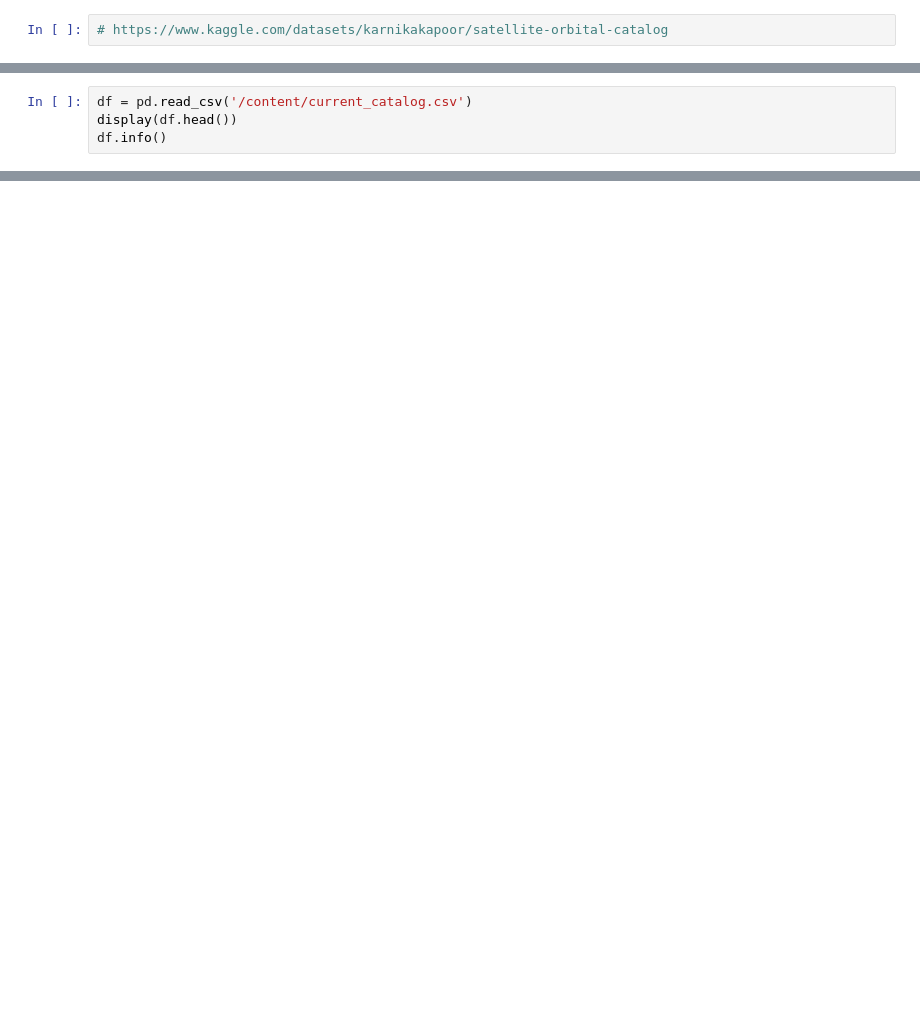
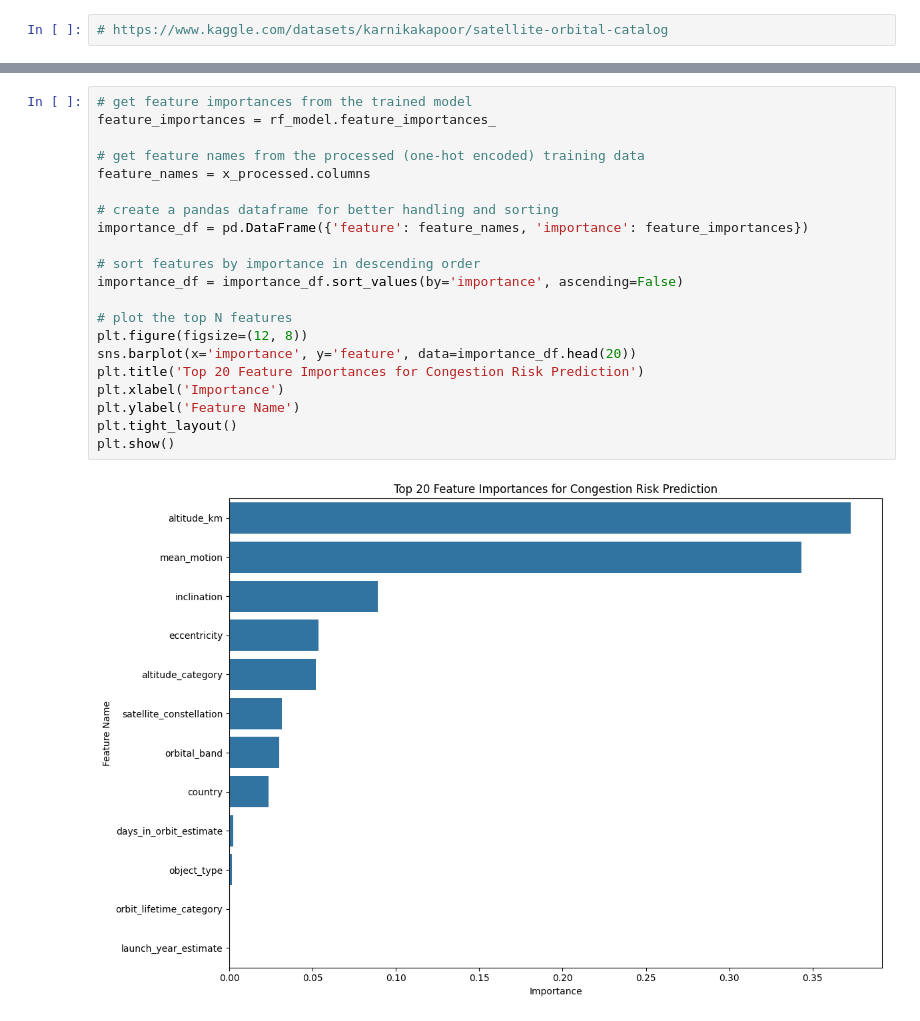
Before and after one commit to up2120825/ACT-Coursework-2, a Jupyter notebook: ACT_Coursework_2.ipynb, the cells around one changed output, grey strips where cells are left out. Drawn from its saved outputs; the diff is of its cells as text; blank space fills up the shorter version.

```diff
--- a/ACT_Coursework_2.ipynb
+++ b/ACT_Coursework_2.ipynb
@@ -9,4 +12,0 @@ import pandas as pd
-# %%
-df = pd.read_csv('/content/current_catalog.csv')
-display(df.head())
-df.info()
@@ -41,0 +99,23 @@ sns.pairplot(df, hue='object_type', height=2)
+# %%
+# get feature importances from the trained model
+feature_importances = rf_model.feature_importances_
+
+# get feature names from the processed (one-hot encoded) training data
+feature_names = x_processed.columns
+
+# create a pandas dataframe for better handling and sorting
+importance_df = pd.DataFrame({'feature': feature_names, 'importance': feature_importances})
+
+# sort features by importance in descending order
+importance_df = importance_df.sort_values(by='importance', ascending=False)
+
+# plot the top N features
+plt.figure(figsize=(12, 8))
+sns.barplot(x='importance', y='feature', data=importance_df.head(20))
+plt.title('Top 20 Feature Importances for Congestion Risk Prediction')
+plt.xlabel('Importance')
+plt.ylabel('Feature Name')
+plt.tight_layout()
+plt.show()
+# %% [output]
+[figure, added]
```
Also changed, not shown: parts of 7 cells of this notebook.
